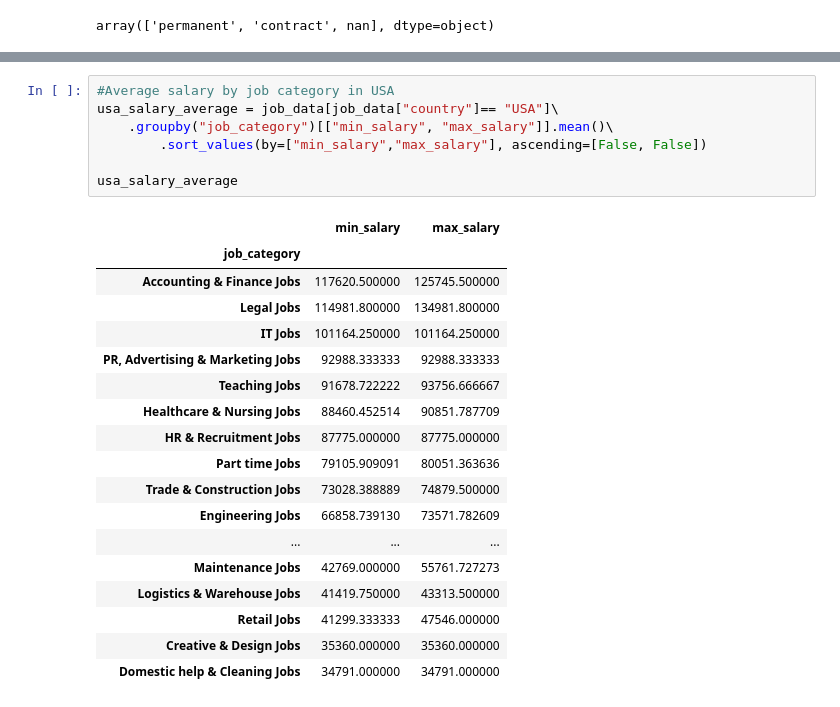
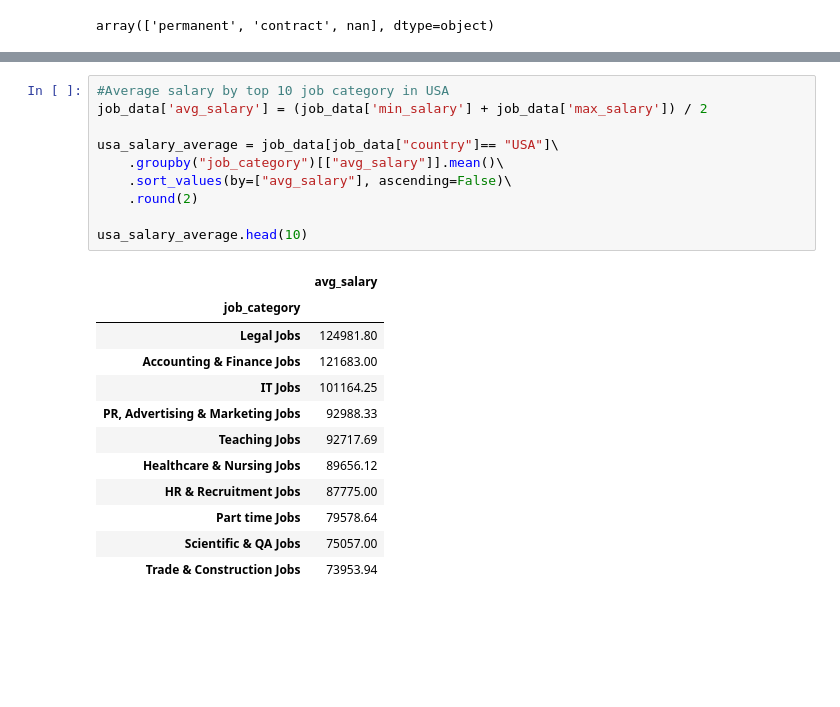
Before and after one commit to Archana-sth/JOB_MARKET_TREND_2025, a Jupyter notebook: notebook/data_cleaning.ipynb, the cells around one changed output, grey strips where cells are left out. Drawn from its saved outputs; the diff is of its cells as text; blank space fills up the shorter version.

```diff
--- a/notebook/data_cleaning.ipynb
+++ b/notebook/data_cleaning.ipynb
@@ -292,27 +312,24 @@ job_data.groupby('country')[["min_salary", "max_salary"]].mean()
 # %%
-#Average salary by job category in USA
+#Average salary by top 10 job category in USA
+job_data['avg_salary'] = (job_data['min_salary'] + job_data['max_salary']) / 2
+
 usa_salary_average = job_data[job_data["country"]== "USA"]\
-    .groupby("job_category")[["min_salary", "max_salary"]].mean()\
-        .sort_values(by=["min_salary","max_salary"], ascending=[False, False])
+    .groupby("job_category")[["avg_salary"]].mean()\
+    .sort_values(by=["avg_salary"], ascending=False)\
+    .round(2)
 
-usa_salary_average
+usa_salary_average.head(10)
 # %% [output]
-|  | min_salary | max_salary |
-| job_category |  |  |
-| Accounting & Finance Jobs | 117620.500000 | 125745.500000 |
-| Legal Jobs | 114981.800000 | 134981.800000 |
-| IT Jobs | 101164.250000 | 101164.250000 |
-| PR, Advertising & Marketing Jobs | 92988.333333 | 92988.333333 |
-| Teaching Jobs | 91678.722222 | 93756.666667 |
-| Healthcare & Nursing Jobs | 88460.452514 | 90851.787709 |
-| HR & Recruitment Jobs | 87775.000000 | 87775.000000 |
-| Part time Jobs | 79105.909091 | 80051.363636 |
-| Trade & Construction Jobs | 73028.388889 | 74879.500000 |
-| Engineering Jobs | 66858.739130 | 73571.782609 |
-| ... | ... | ... |
-| Maintenance Jobs | 42769.000000 | 55761.727273 |
-| Logistics & Warehouse Jobs | 41419.750000 | 43313.500000 |
-| Retail Jobs | 41299.333333 | 47546.000000 |
-| Creative & Design Jobs | 35360.000000 | 35360.000000 |
-| Domestic help & Cleaning Jobs | 34791.000000 | 34791.000000 |
+|  | avg_salary |
+| job_category |  |
+| Legal Jobs | 124981.80 |
+| Accounting & Finance Jobs | 121683.00 |
+| IT Jobs | 101164.25 |
+| PR, Advertising & Marketing Jobs | 92988.33 |
+| Teaching Jobs | 92717.69 |
+| Healthcare & Nursing Jobs | 89656.12 |
+| HR & Recruitment Jobs | 87775.00 |
+| Part time Jobs | 79578.64 |
+| Scientific & QA Jobs | 75057.00 |
+| Trade & Construction Jobs | 73953.94 |
 # %%
```
Also changed, not shown: parts of 15 cells of this notebook.
